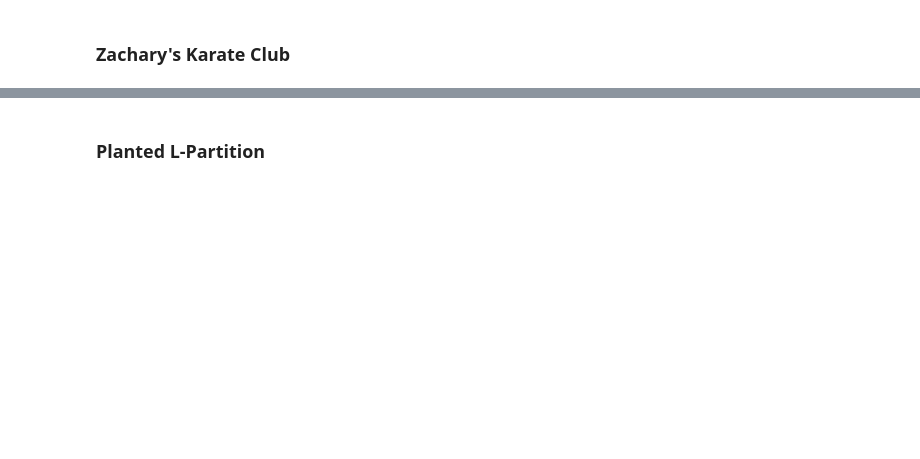
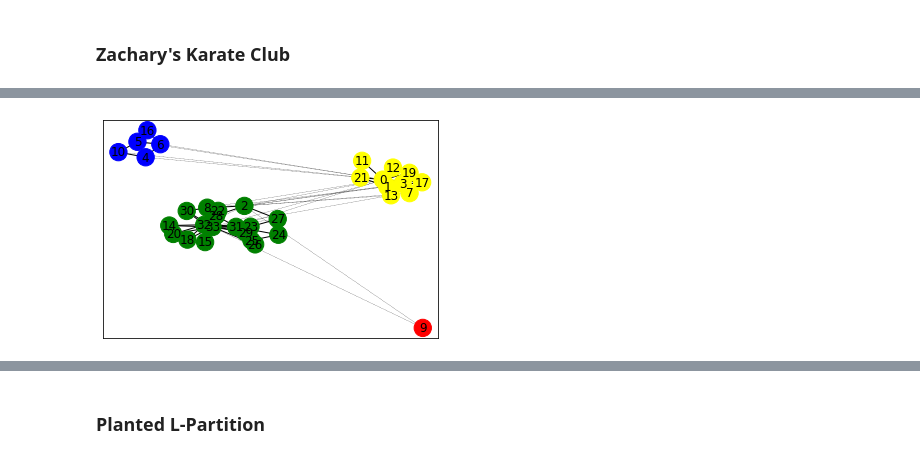
Before and after one commit to VedangW/community-detection, a Jupyter notebook: experiments/girvan_newman.ipynb, the cells around one changed output, grey strips where cells are left out. Cells and saved outputs as stored; diff of their text form; code cells hidden in the pictures; blank space fills up the shorter version.

```diff
--- a/experiments/girvan_newman.ipynb
+++ b/experiments/girvan_newman.ipynb
@@ -194,0 +205,5 @@ plt.show()
+# %%
+# Zachary's Karate Club graph with 4 communities
+visualize_community_structure(num_communities=4, G = nx.karate_club_graph())
+# %% [output]
+[figure, added]
```
Also changed, not shown: parts of 12 cells of this notebook, 1 other file.
